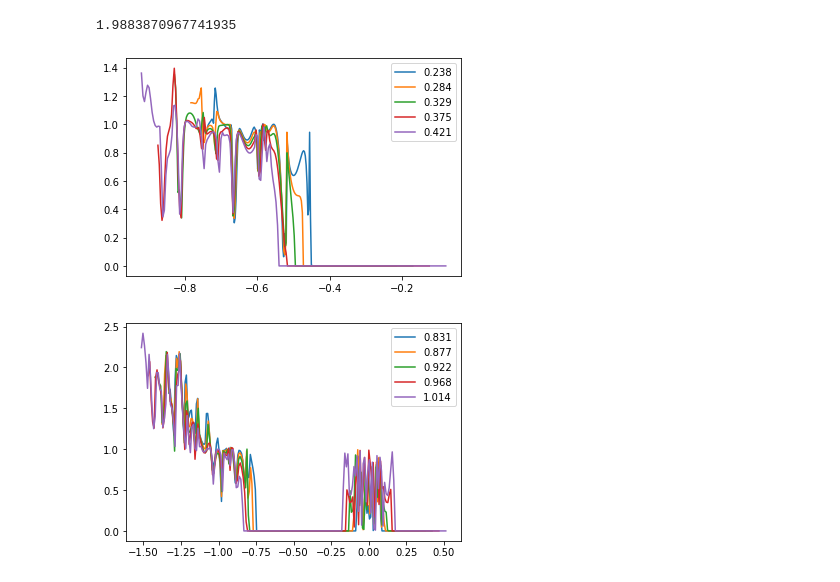
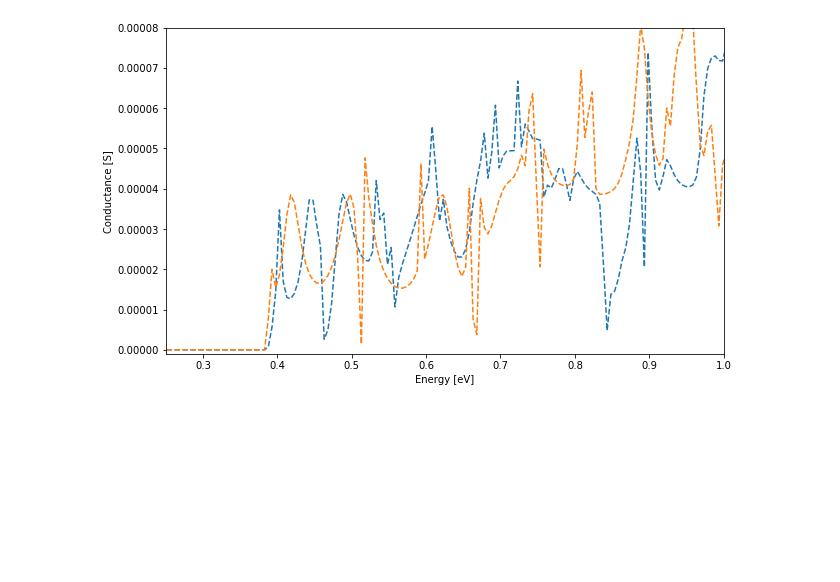
Before and after one commit to paragonal/graphene-quantum-dot, a Jupyter notebook: data_analysis.ipynb, the cells around one changed output. Saved outputs shown, nothing was run; the diff lists cells and outputs as text; code cells hidden in the pictures; blank space fills up the shorter version.

Commit message:
graphene quantum dot weirdness

```diff
--- a/data_analysis.ipynb
+++ b/data_analysis.ipynb
@@ -86,20 +0,0 @@ plt.show()
-# %%
-np.linspace(1.04,2.3,280)[3*280//4]
-# %% [output]
-1.9883870967741935
-# %%
-for current, v_sd, energies, conductances in data[50:100:10]:
-    plt.plot(energies*2.7, conductances, label=round(v_sd,3))
-
-plt.legend()
-plt.show()
-
-
-for current, v_sd, energies, conductances in data[180::10]:
-    plt.plot(energies*2.7, conductances, label=round(v_sd,3))
-
-plt.legend()
-plt.show()
-# %% [output]
-[figure, removed]
-[figure, removed]
@@ -105,0 +34,24 @@ plt.show()
+# %%
+### Comparing conductance plots ###
+
+data = np.load("data/thermal_activation_parallel_5mV.npy", allow_pickle=True)
+_, energies, total, spin_downs, spin_ups = np.array(data)
+
+### Manual E_z shift ###
+E_z = 0 * ev_to_j
+plt.figure(figsize=(10,6))
+# plt.plot((energies-E_z)/ev_to_j, spin_downs)
+# plt.plot((energies+E_z)/ev_to_j, spin_ups, )
+###
+data = np.load("data/thermal_activation_parallel_5mV_Z100meV.npy", allow_pickle=True)
+_, energies, total, spin_downs, spin_ups = np.array(data)
+plt.plot((energies)/ev_to_j, spin_downs, "--")
+plt.plot((energies)/ev_to_j, spin_ups,"--")
+plt.xlim(0.25,1)
+plt.ylabel("Conductance [S]")
+plt.xlabel("Energy [eV]")
+plt.ylim(-1e-6,8e-5)
+# plt.savefig("graphs/Comparison between simulated and manual zeeman shifts")
+plt.show()
+# %% [output]
+[figure, added]
```
Also changed, not shown: parts of 10 cells of this notebook, 3 other files.
